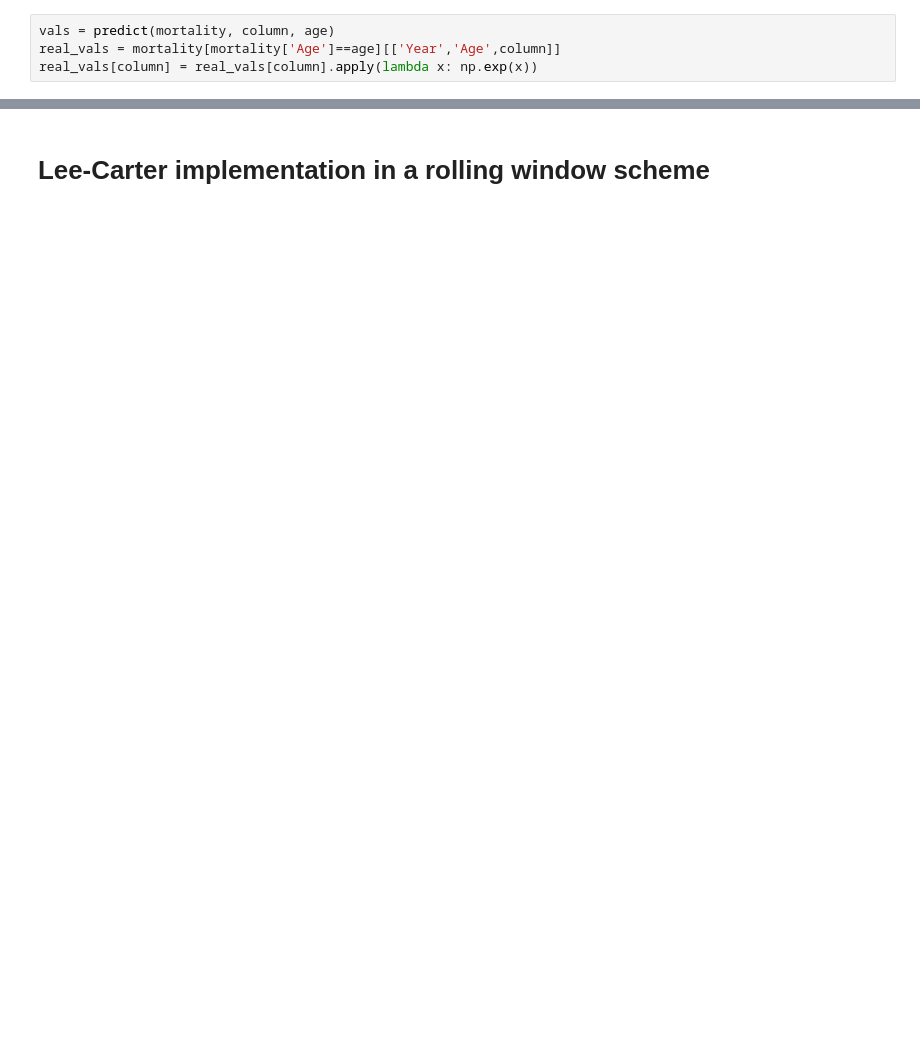
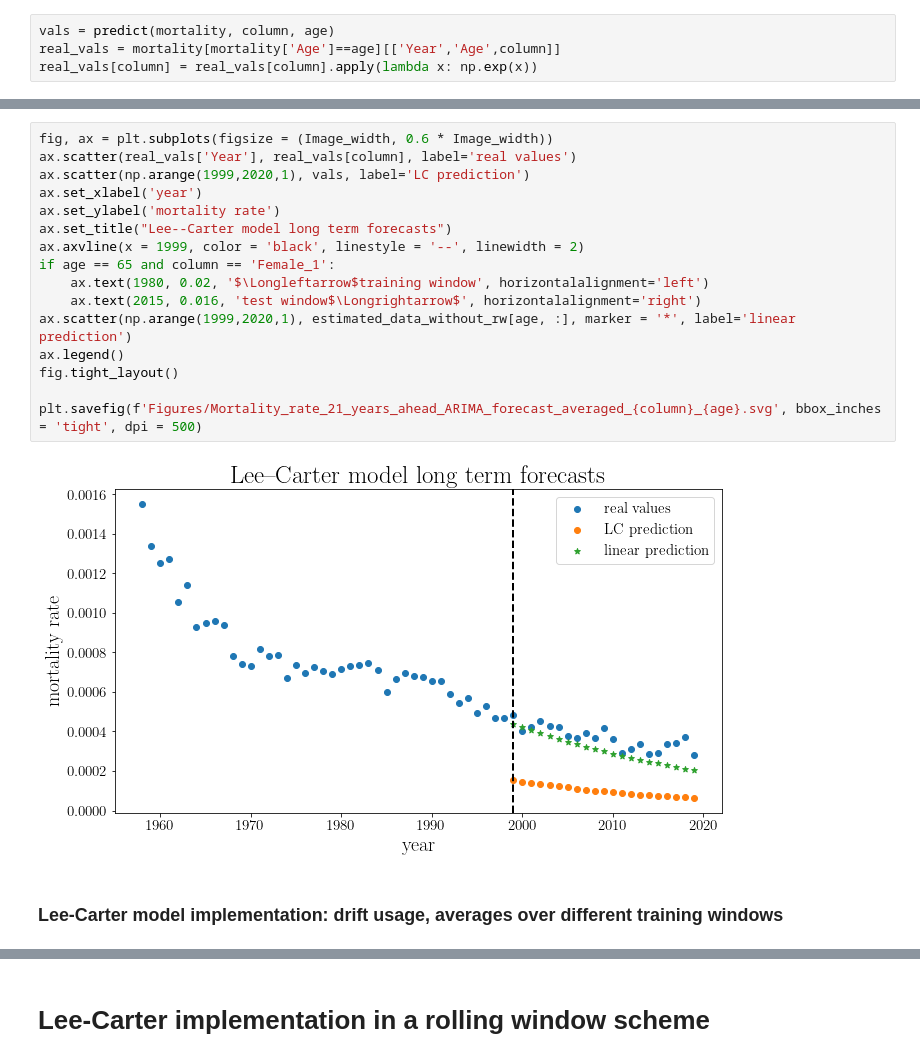
Before and after one commit to rogulforce/life_insurance_projekt, a Jupyter notebook: main_split_clean.ipynb, the cells around one changed output, grey strips where cells are left out. Cells and saved outputs as stored; diff of their text form; blank space fills up the shorter version.

```diff
--- a/main_split_clean.ipynb
+++ b/main_split_clean.ipynb
@@ -181,0 +225,20 @@ plt.savefig('Figures/Mortality_rate_21_years_ahead_forecast.svg', bbox_inches =
+# %%
+fig, ax = plt.subplots(figsize = (Image_width, 0.6 * Image_width))
+ax.scatter(real_vals['Year'], real_vals[column], label='real values')
+ax.scatter(np.arange(1999,2020,1), vals, label='LC prediction')
+ax.set_xlabel('year')
+ax.set_ylabel('mortality rate')
+ax.set_title("Lee--Carter model long term forecasts")
+ax.axvline(x = 1999, color = 'black', linestyle = '--', linewidth = 2)
+if age == 65 and column == 'Female_1':
+    ax.text(1980, 0.02, '$\Longleftarrow$training window', horizontalalignment='left')
+    ax.text(2015, 0.016, 'test window$\Longrightarrow$', horizontalalignment='right')
+ax.scatter(np.arange(1999,2020,1), estimated_data_without_rw[age, :], marker = '*', label='linear prediction')
+ax.legend()
+fig.tight_layout()
+
+plt.savefig(f'Figures/Mortality_rate_21_years_ahead_ARIMA_forecast_averaged_{column}_{age}.svg', bbox_inches = 'tight', dpi = 500)
+# %% [output]
+[figure, added]
+# %% [markdown]
+### Lee-Carter model implementation: drift usage, averages over different training windows
```
Also changed, not shown: parts of 14 cells of this notebook, 14 other files.
